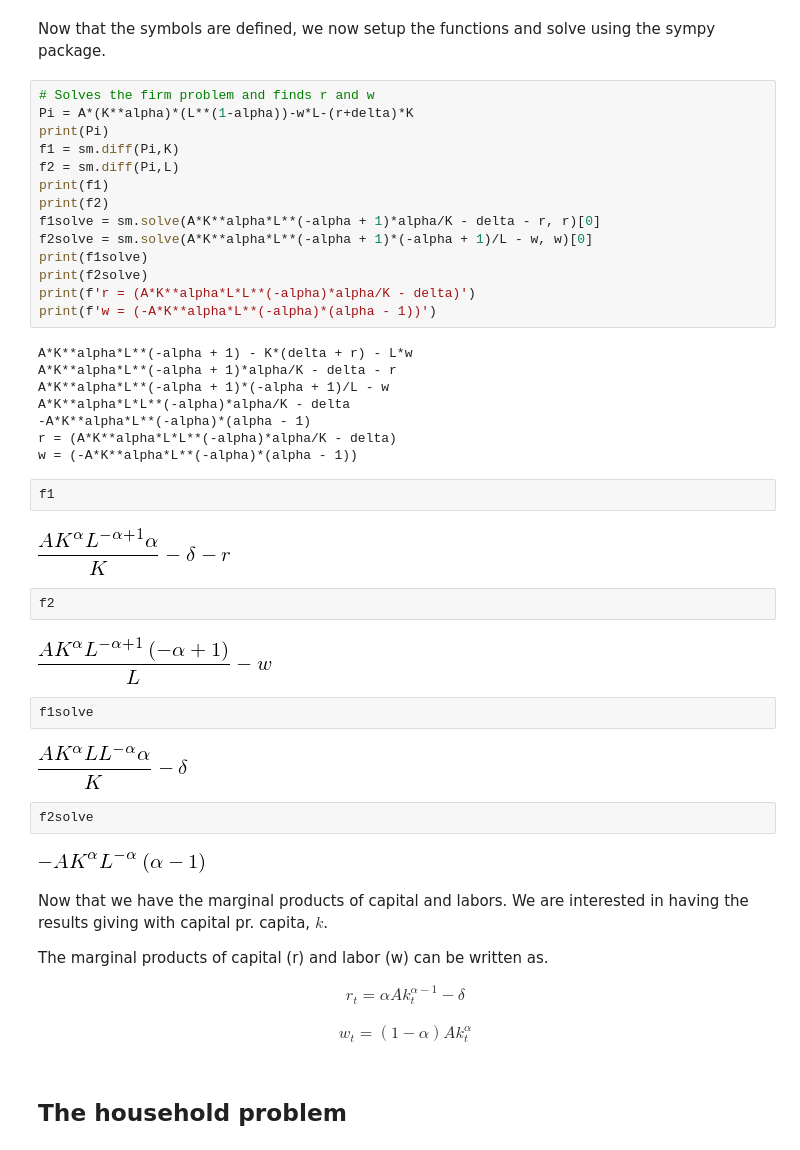
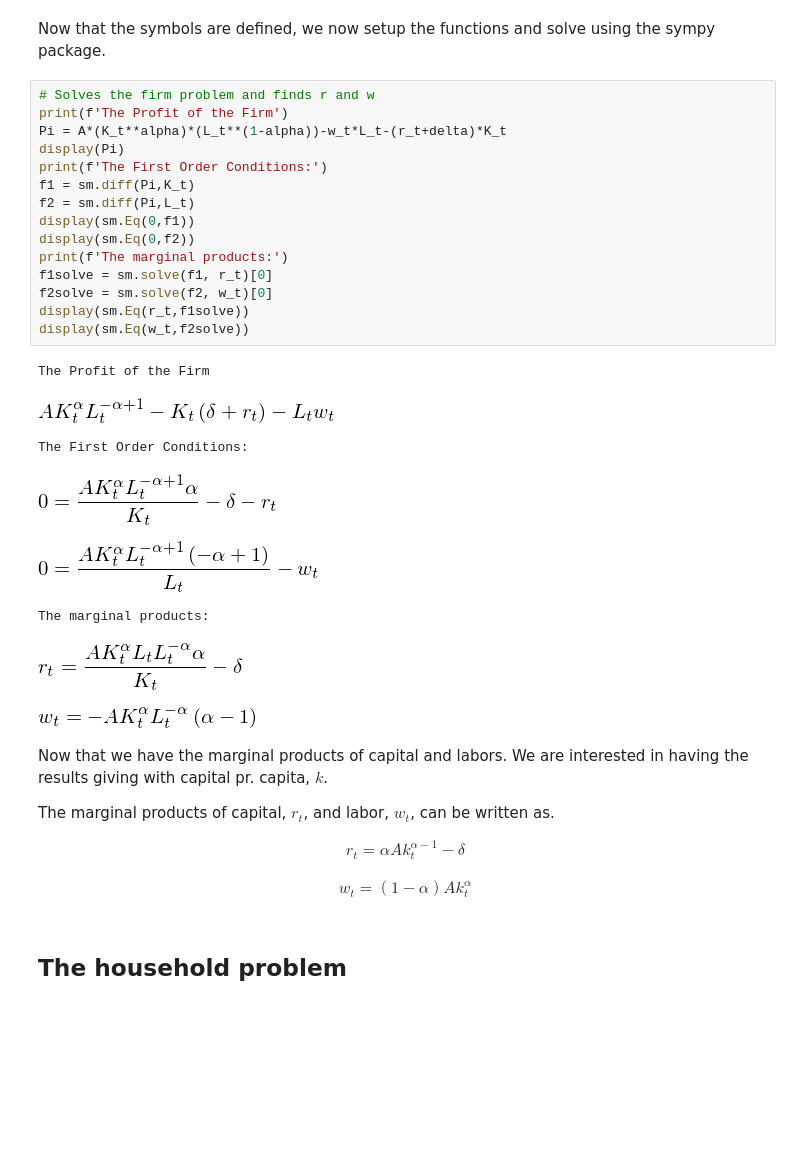
Before and after one commit to NumEconCopenhagen/projects-2019-nx31, a Jupyter notebook: modelproject/NX31_Model_Project.ipynb, the cells around one changed output. Cells and saved outputs as stored; diff of their text form; blank space fills up the shorter version.

```diff
--- a/modelproject/NX31_Model_Project.ipynb
+++ b/modelproject/NX31_Model_Project.ipynb
@@ -132,48 +135,34 @@ w_plus = sm.symbols('w_t+1')
 k_payg = sm.symbols('k_payg')
 # %% [markdown]
 Now that the symbols are defined, we now setup the functions and solve using the sympy package.
-# %%
-# Solves the firm problem and finds r and w
-Pi = A*(K**alpha)*(L**(1-alpha))-w*L-(r+delta)*K
-print(Pi)
-f1 = sm.diff(Pi,K)
-f2 = sm.diff(Pi,L)
-print(f1)
-print(f2)
-f1solve = sm.solve(A*K**alpha*L**(-alpha + 1)*alpha/K - delta - r, r)[0]
-f2solve = sm.solve(A*K**alpha*L**(-alpha + 1)*(-alpha + 1)/L - w, w)[0]
-print(f1solve)
-print(f2solve)
-print(f'r = (A*K**alpha*L*L**(-alpha)*alpha/K - delta)')
-print(f'w = (-A*K**alpha*L**(-alpha)*(alpha - 1))')
-# %% [output]
-A*K**alpha*L**(-alpha + 1) - K*(delta + r) - L*w
-A*K**alpha*L**(-alpha + 1)*alpha/K - delta - r
-A*K**alpha*L**(-alpha + 1)*(-alpha + 1)/L - w
-A*K**alpha*L*L**(-alpha)*alpha/K - delta
--A*K**alpha*L**(-alpha)*(alpha - 1)
-r = (A*K**alpha*L*L**(-alpha)*alpha/K - delta)
-w = (-A*K**alpha*L**(-alpha)*(alpha - 1))
-# %%
-f1
-# %% [output]
-[figure, removed]
-# %%
-f2
-# %% [output]
-[figure, removed]
-# %%
-f1solve
-# %% [output]
-[figure, removed]
-# %%
-f2solve
-# %% [output]
-[figure, removed]
+# %%
+# Solves the firm problem and finds r and w
+print(f'The Profit of the Firm')
+Pi = A*(K_t**alpha)*(L_t**(1-alpha))-w_t*L_t-(r_t+delta)*K_t
+display(Pi)
+print(f'The First Order Conditions:')
+f1 = sm.diff(Pi,K_t)
+f2 = sm.diff(Pi,L_t)
+display(sm.Eq(0,f1))
+display(sm.Eq(0,f2))
+print(f'The marginal products:')
+f1solve = sm.solve(f1, r_t)[0]
+f2solve = sm.solve(f2, w_t)[0]
+display(sm.Eq(r_t,f1solve))
+display(sm.Eq(w_t,f2solve))
+# %% [output]
+The Profit of the Firm
+[figure, added]
+The First Order Conditions:
+[figure, added]
+[figure, added]
+The marginal products:
+[figure, added]
+[figure, added]
 # %% [markdown]
 Now that we have the marginal products of capital and labors. We are interested in having the results giving with capital pr. capita, $k$.
 
-The marginal products of capital (r) and labor (w) can be written as.
+The marginal products of capital, $r_t$, and labor, $w_t$, can be written as.
 
 \begin{eqnarray*}
 r_t = \alpha Ak_t^{\alpha-1}-\delta
```
Also changed, not shown: parts of 15 cells of this notebook.
